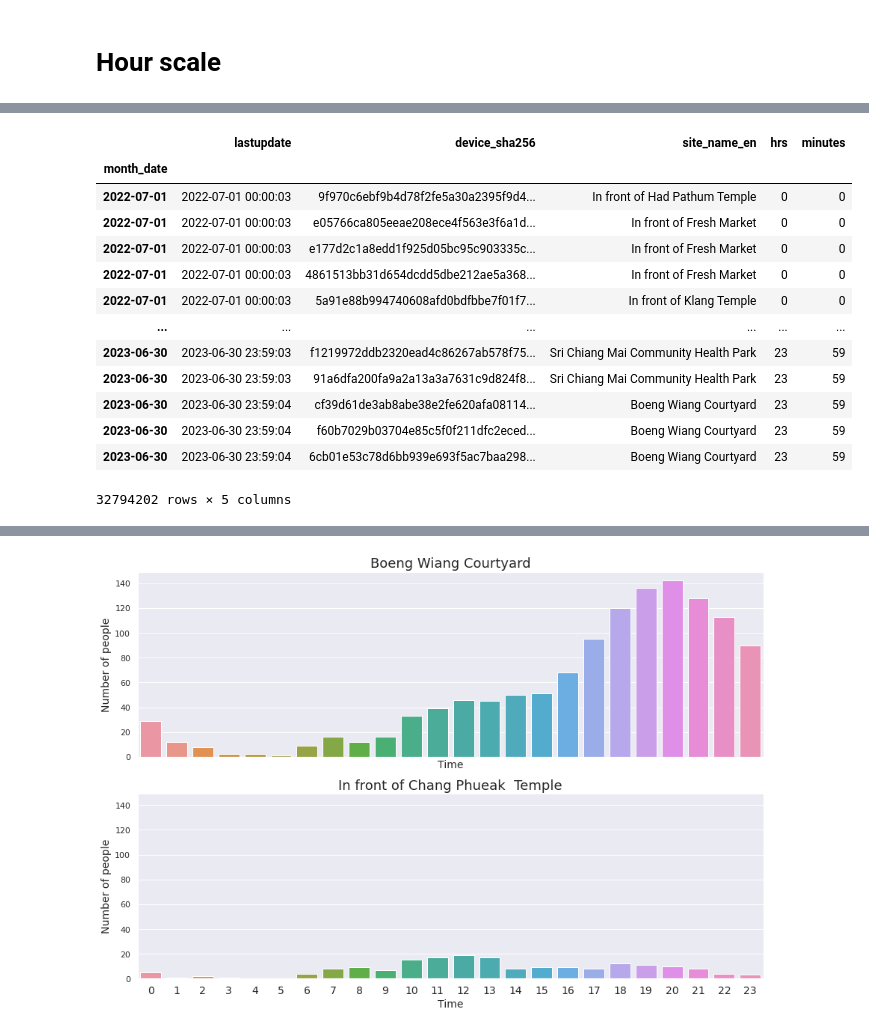
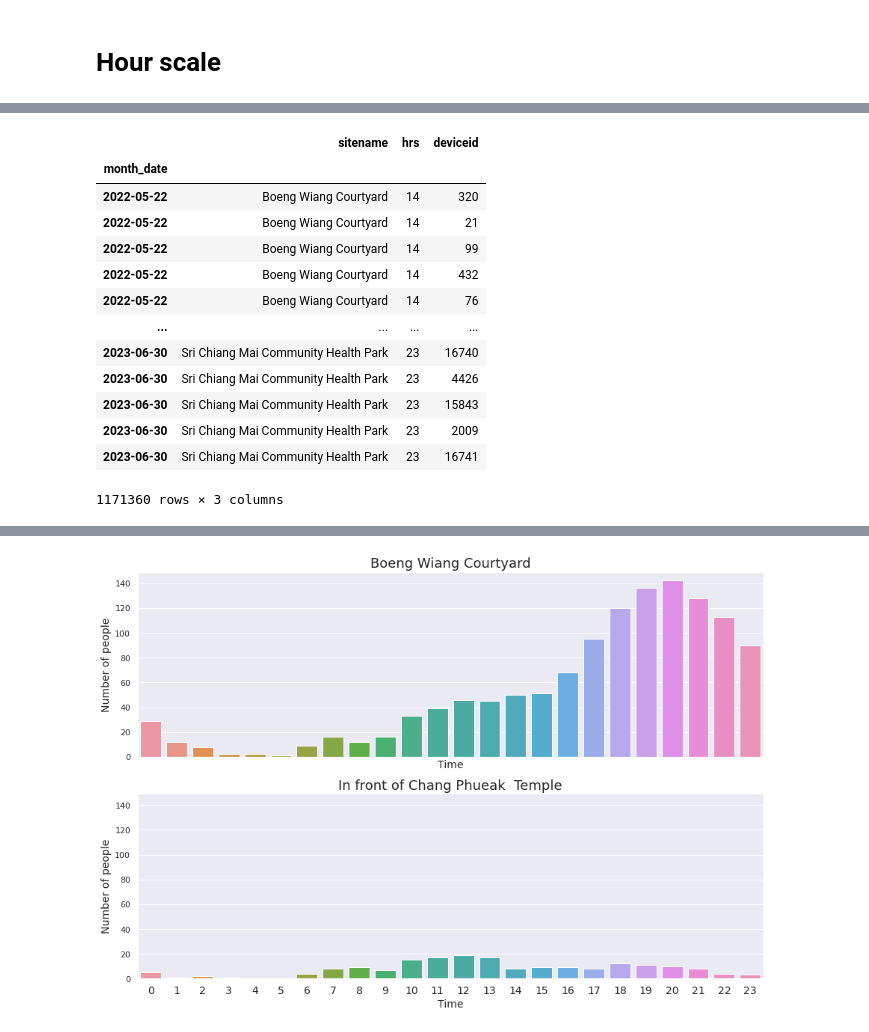
Before and after one commit to thalerngsak-wi/srichiangmaiwifi, a Jupyter notebook: wifi_client.ipynb, the cells around one changed output, grey strips where cells are left out. Saved outputs shown, nothing was run; the diff lists cells and outputs as text; code cells hidden in the pictures.

```diff
--- a/wifi_client.ipynb
+++ b/wifi_client.ipynb
@@ -948,0 +1004,3 @@ ds
+# %%
+df_date_scale.set_index('timestamp',inplace=True)
+df_date_scale
@@ -1070,0 +1127,3 @@ df_hour_scale
+# %%
+df_hour_scale = df_date_scale.reset_index()
+df_hour_scale
@@ -1070,0 +1144,3 @@ df_hour_scale
+# %%
+df_hour_scale['hrs']=df_hour_scale.timestamp.dt.hour
+df_hour_scale
@@ -1096,0 +1179,3 @@ df2
+# %%
+df2 = pd.DataFrame(df_hour_scale.groupby(by=['month_date','sitename','hrs'])['deviceid'].value_counts().reset_index(name='counts'))
+df2
@@ -1097,18 +1196,18 @@ df2
 # %%
-df3=df2.set_index('month_date')
+df3 = df2.drop(columns='counts').set_index('month_date')
 df3
 # %% [output]
-|  | lastupdate | device_sha256 | site_name_en | hrs | minutes |
-| month_date |  |  |  |  |  |
-| 2022-07-01 | 2022-07-01 00:00:03 | 9f970c6ebf9b4d78f2fe5a30a2395f9d4... | In front of Had Pathum Temple | 0 | 0 |
-| 2022-07-01 | 2022-07-01 00:00:03 | e05766ca805eeae208ece4f563e3f6a1d... | In front of Fresh Market | 0 | 0 |
-| 2022-07-01 | 2022-07-01 00:00:03 | e177d2c1a8edd1f925d05bc95c903335c... | In front of Fresh Market | 0 | 0 |
-| 2022-07-01 | 2022-07-01 00:00:03 | 4861513bb31d654dcdd5dbe212ae5a368... | In front of Fresh Market | 0 | 0 |
-| 2022-07-01 | 2022-07-01 00:00:03 | 5a91e88b994740608afd0bdfbbe7f01f7... | In front of Klang Temple | 0 | 0 |
-| ... | ... | ... | ... | ... | ... |
-| 2023-06-30 | 2023-06-30 23:59:03 | f1219972ddb2320ead4c86267ab578f75... | Sri Chiang Mai Community Health Park | 23 | 59 |
-| 2023-06-30 | 2023-06-30 23:59:03 | 91a6dfa200fa9a2a13a3a7631c9d824f8... | Sri Chiang Mai Community Health Park | 23 | 59 |
-| 2023-06-30 | 2023-06-30 23:59:04 | cf39d61de3ab8abe38e2fe620afa08114... | Boeng Wiang Courtyard | 23 | 59 |
-| 2023-06-30 | 2023-06-30 23:59:04 | f60b7029b03704e85c5f0f211dfc2eced... | Boeng Wiang Courtyard | 23 | 59 |
-| 2023-06-30 | 2023-06-30 23:59:04 | 6cb01e53c78d6bb939e693f5ac7baa298... | Boeng Wiang Courtyard | 23 | 59 |
+|  | sitename | hrs | deviceid |
+| month_date |  |  |  |
+| 2022-05-22 | Boeng Wiang Courtyard | 14 | 320 |
+| 2022-05-22 | Boeng Wiang Courtyard | 14 | 21 |
+| 2022-05-22 | Boeng Wiang Courtyard | 14 | 99 |
+| 2022-05-22 | Boeng Wiang Courtyard | 14 | 432 |
+| 2022-05-22 | Boeng Wiang Courtyard | 14 | 76 |
+| ... | ... | ... | ... |
+| 2023-06-30 | Sri Chiang Mai Community Health Park | 23 | 16740 |
+| 2023-06-30 | Sri Chiang Mai Community Health Park | 23 | 4426 |
+| 2023-06-30 | Sri Chiang Mai Community Health Park | 23 | 15843 |
+| 2023-06-30 | Sri Chiang Mai Community Health Park | 23 | 2009 |
+| 2023-06-30 | Sri Chiang Mai Community Health Park | 23 | 16741 |
-32794202 rows × 5 columns
+1171360 rows × 3 columns
```
Also changed, not shown: parts of 93 cells of this notebook.
